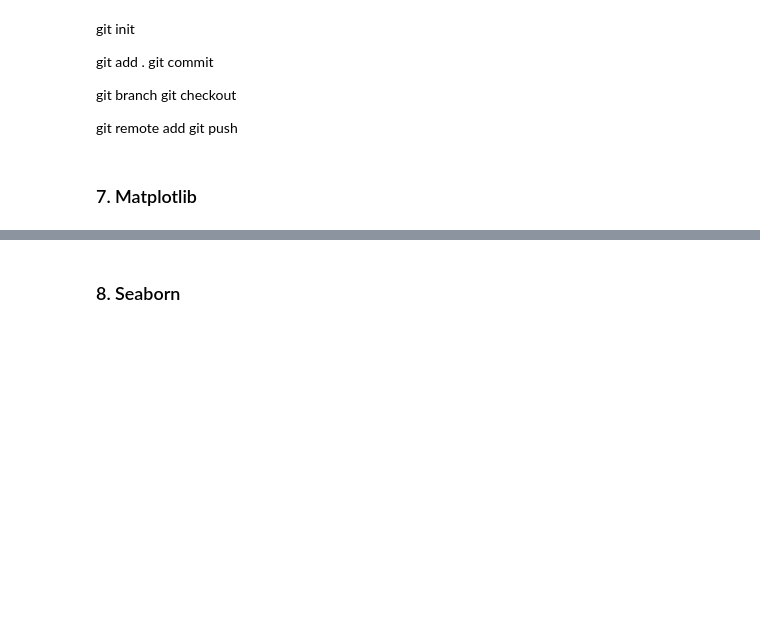
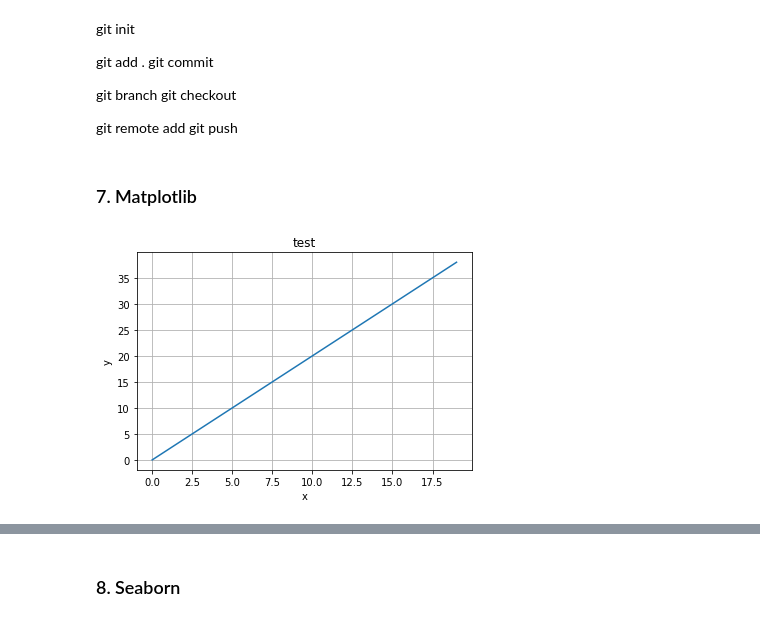
Before and after one commit to destiny301/INF552_hw0, a Jupyter notebook: hw0_Tianyi_Zhang.ipynb, the cells around one changed output, grey strips where cells are left out. Cells and saved outputs as stored; diff of their text form; code cells hidden in the pictures; blank space fills up the shorter version.

```diff
--- a/hw0_Tianyi_Zhang.ipynb
+++ b/hw0_Tianyi_Zhang.ipynb
@@ -231,0 +231,12 @@ git push
+# %%
+x = np.arange(20)
+y = np.arange(0, 40, 2)
+
+plt.plot(x, y)
+plt.title('test')
+plt.xlabel('x')
+plt.ylabel('y')
+plt.grid(True)
+plt.show()
+# %% [output]
+[figure, added]
```
Also changed, not shown: parts of 13 cells of this notebook.
